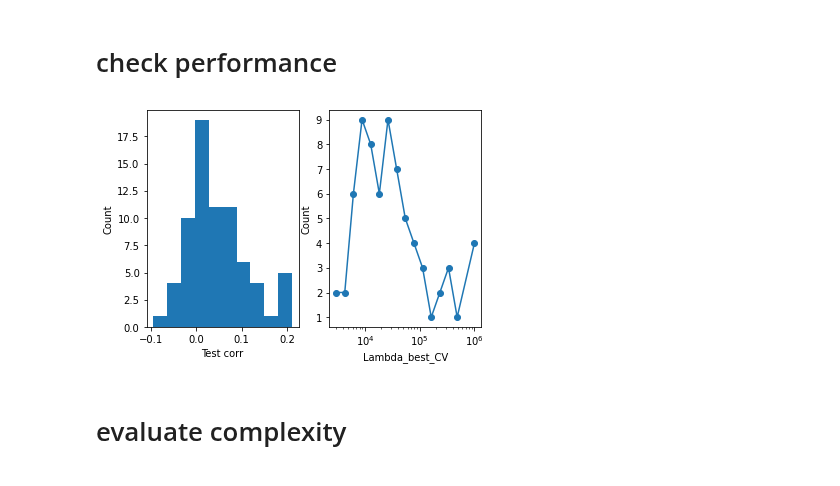
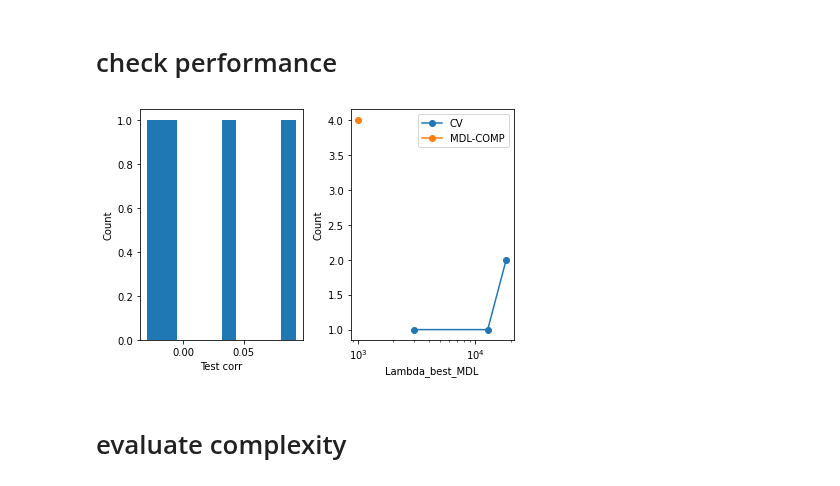
Before and after one commit to csinva/mdl-complexity, a Jupyter notebook: fmri/analyze_fmri.ipynb, the cells around one changed output. Cells and saved outputs as stored; diff of their text form; code cells hidden in the pictures.

```diff
--- a/fmri/analyze_fmri.ipynb
+++ b/fmri/analyze_fmri.ipynb
@@ -20,7 +20,11 @@ from mpl_toolkits.mplot3d import Axes3D  # noqa: F401 unused import
 # plt.style.use('dark_background')
 from run import *
 out_dir = '/scratch/users/vision/data/gallant/vim_2_crcns'
-save_dir = oj(out_dir, 'dec1_2') # dec1_2 didn't normalize sigmas, dec1_3 did
+# dec1_2 didn't normalize sigmas, dec1_3 did, dec1_4 adds all test accs
+# dec1_6 sets variance to 0.1
+# dec1_6 sets variance to 1
+save_dir = oj(out_dir, 'dec1_6')
+reg_params = np.logspace(3, 6, 20).round().astype(int)
 # %% [markdown]
 # look at model fits
 # %%
@@ -54,19 +63,32 @@ Index(['roi', 'model', 'lambda_opt', 'theta_opt', 'mdl_comp_opt', 'cv_values',
 # %%
 R, C = 1, 2
 plt.subplot(R, C, 1)
 plt.xlabel('Test corr')
 plt.ylabel('Count')
 plt.hist(r['corr_test']) #, bins=100)
 
 plt.subplot(R, C, 2)
 lambdas, counts = np.unique(r.lambda_best, return_counts=True)
-plt.plot(lambdas, counts, 'o-')
+# plt.bar(np.arange(counts.size), counts) #, 'o-')
+plt.plot(lambdas, counts, 'o-', label='CV')
+# plt.xticks(np.arange(counts.size), labels=lambdas)
+# ax.ticklabel_format(axis='both', style='sci')
+
 plt.ylabel('Count')
 plt.xlabel('Lambda_best_CV')
 plt.xscale('log')
+
+# plt.subplot(R, C, 3)
+lambdas, counts = np.unique(r.lambda_opt, return_counts=True)
+plt.plot(lambdas, counts, 'o-', label='MDL-COMP')
+plt.ylabel('Count')
+plt.xlabel('Lambda_best_MDL')
+plt.xscale('log')
+plt.legend()
+plt.tight_layout()
 plt.show()
 # %% [output]
-[figure, old version]
+[figure, new version]
 # %% [markdown]
 # evaluate complexity
 # %% [markdown]
```
Also changed, not shown: parts of 10 cells of this notebook, 2 other files.
